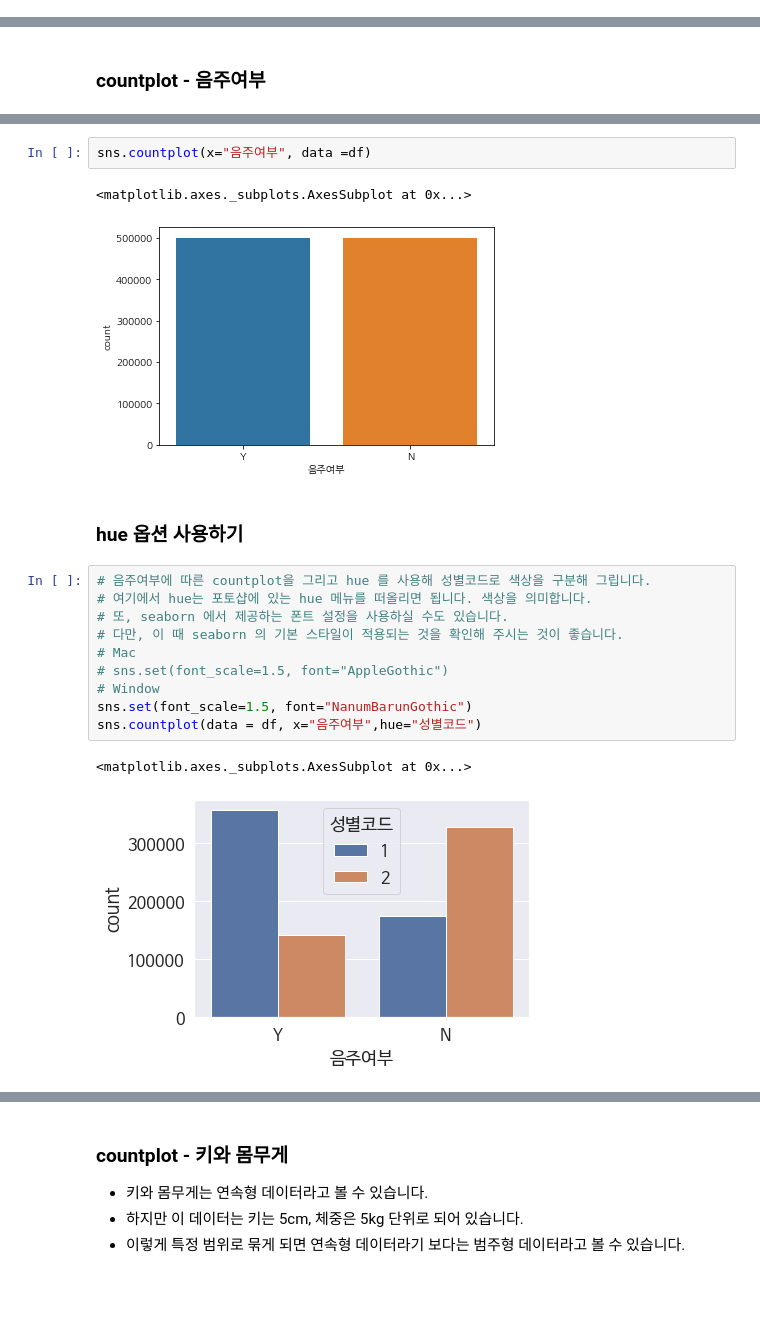
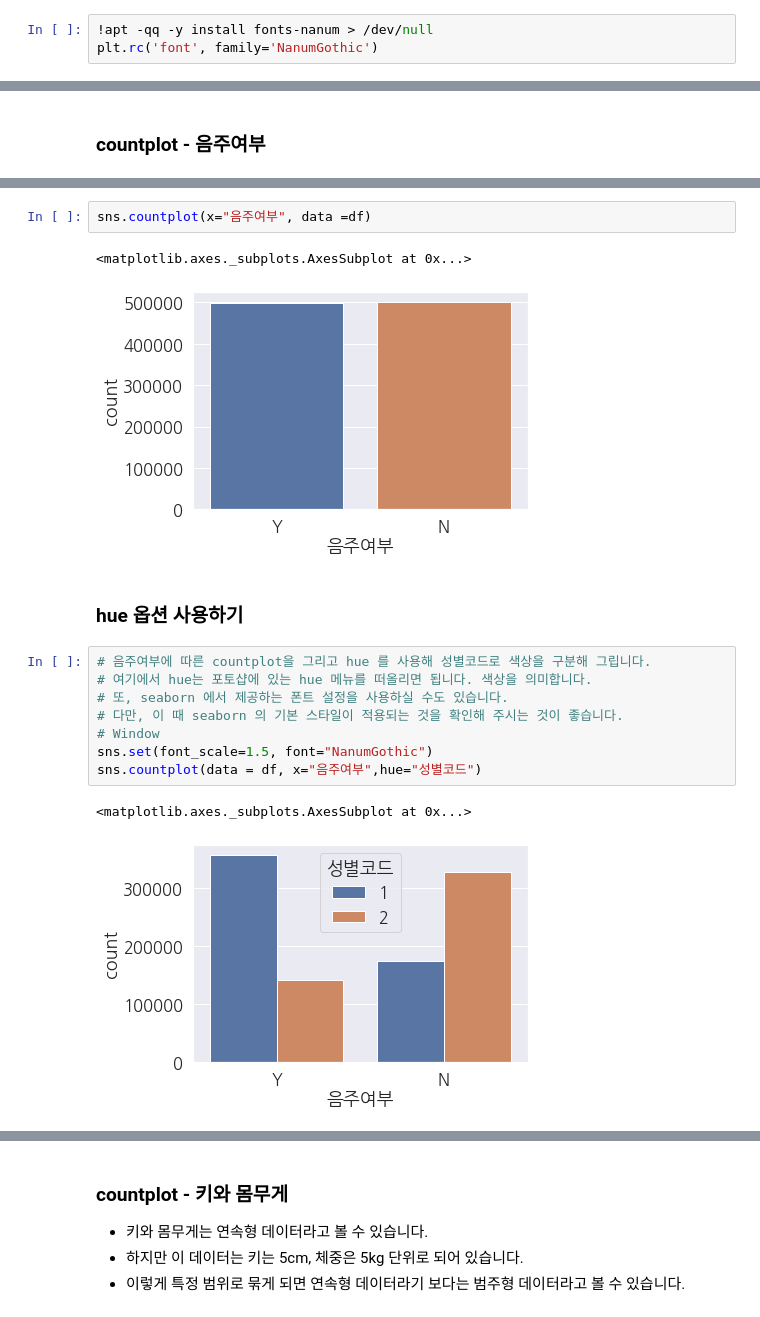
Before and after one commit to taekyungss/Naver_BoostCourse, a Jupyter notebook: health_analysis.ipynb, the cells around one changed output, grey strips where cells are left out. Drawn from its saved outputs; the diff is of its cells as text; blank space fills up the shorter version.

```diff
--- a/health_analysis.ipynb
+++ b/health_analysis.ipynb
@@ -55,0 +59,3 @@ Requirement already satisfied: six>=1.5 in /usr/local/lib/python3.8/dist-package
+# %%
+!apt -qq -y install fonts-nanum > /dev/null
+plt.rc('font', family='NanumGothic')
@@ -432,22 +440,20 @@ df["음주여부"].value_counts().plot.bar()
 sns.countplot(x="음주여부", data =df)
 # %% [output]
 <matplotlib.axes._subplots.AxesSubplot at 0x...>
-[figure, old version]
+[figure, new version]
 # %% [markdown]
 ### hue 옵션 사용하기
 # %%
 # 음주여부에 따른 countplot을 그리고 hue 를 사용해 성별코드로 색상을 구분해 그립니다.
 # 여기에서 hue는 포토샵에 있는 hue 메뉴를 떠올리면 됩니다. 색상을 의미합니다.
 # 또, seaborn 에서 제공하는 폰트 설정을 사용하실 수도 있습니다.
 # 다만, 이 때 seaborn 의 기본 스타일이 적용되는 것을 확인해 주시는 것이 좋습니다.
-# Mac
-# sns.set(font_scale=1.5, font="AppleGothic")
 # Window
-sns.set(font_scale=1.5, font="NanumBarunGothic")
+sns.set(font_scale=1.5, font="NanumGothic")
 sns.countplot(data = df, x="음주여부",hue="성별코드")
 # %% [output]
 <matplotlib.axes._subplots.AxesSubplot at 0x...>
-[figure, old version]
+[figure, new version]
 # %%
 # countplot으로 연령대별 음주여부를 봅니다.
 # hue를 사용해 다른 색상으로 표현합니다.
```
Also changed, not shown: parts of 34 cells of this notebook.
